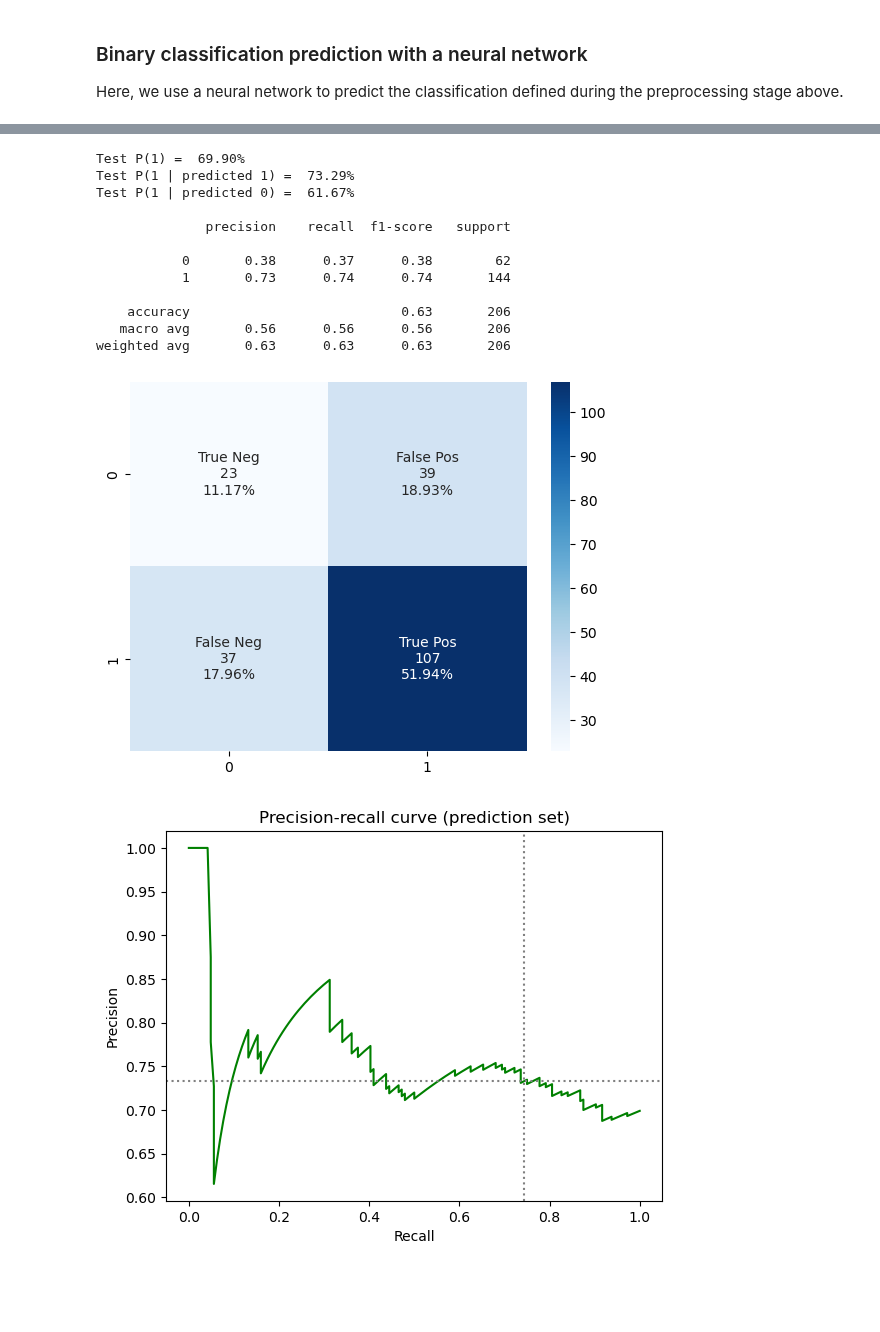
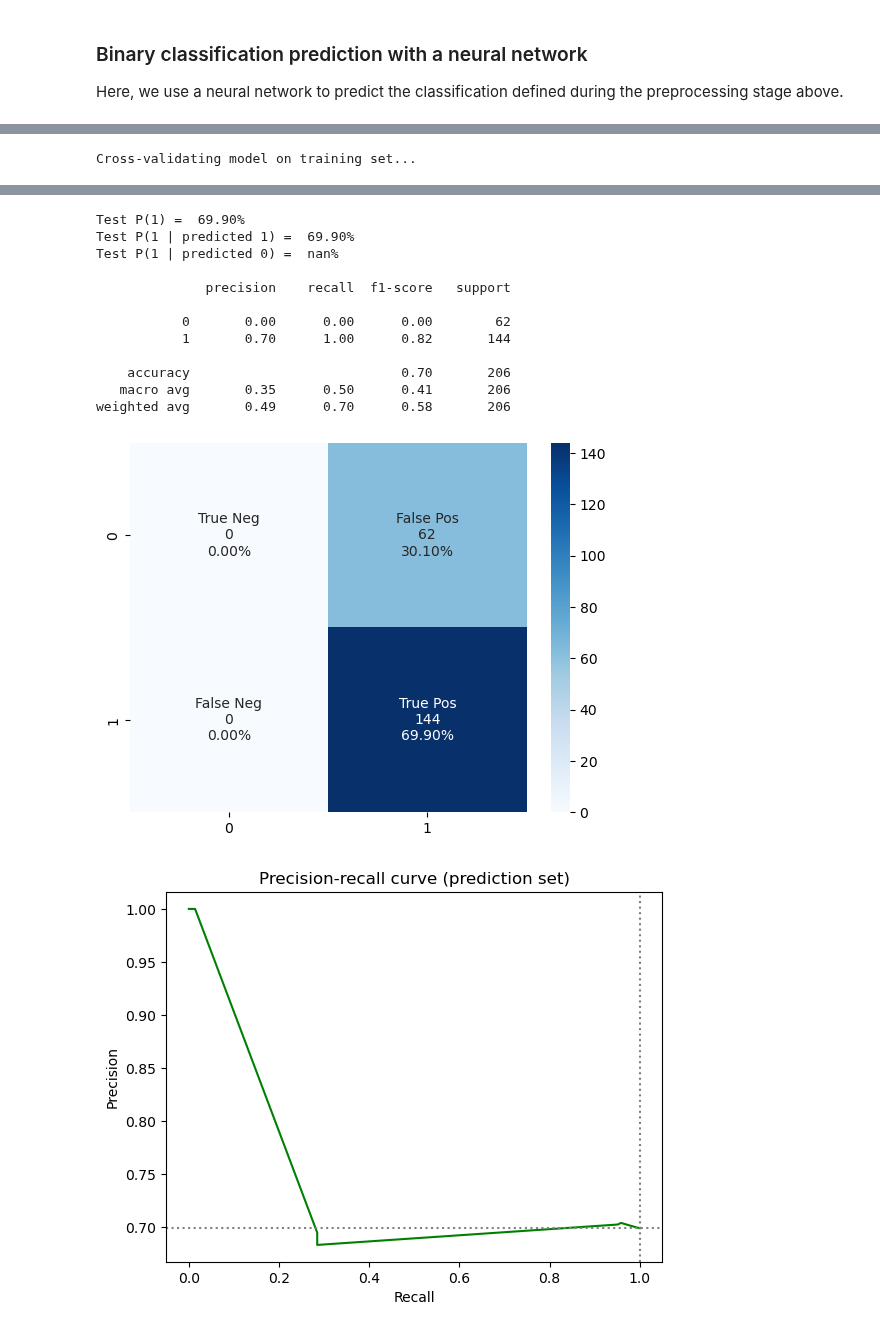
Before and after one commit to higherbar-ai/ml4qc, a Jupyter notebook: src/ml4qc-capi1-example.ipynb, the cells around one changed output, grey strips where cells are left out. Cells and saved outputs as stored; diff of their text form; code cells hidden in the pictures; blank space fills up the shorter version.

```diff
--- a/src/ml4qc-capi1-example.ipynb
+++ b/src/ml4qc-capi1-example.ipynb
@@ -331,7 +367,7 @@ Here, we use random forest to predict the classification defined during the prep
 %%time
 
 model_description = "Random forest"
-model_scoring = 'average_precision'  # 'average_precision' to optimize for precision, 'f1' to optimize for both precision and recall
+model_scoring = 'neg_brier_score'
 print(f"  Predicting: {target_description}")
 print(f"       Model: {model_description}")
 print(f"     Scoring: {model_scoring}")
@@ -341,14 +377,15 @@ from sklearn.ensemble import RandomForestClassifier
 
 # first use cross validation to find the optimal hyperparameters
 classifier_rf = RandomForestClassifier(random_state=random_state, n_estimators=50)
-search_params = {'max_features': [None, 'sqrt', 'log2'], 'max_depth': [2, 3, 4, 5, 7, 10, 15, None], 'min_samples_split': [2, 5, 10], 'min_samples_leaf': [1, 2, 4], 'class_weight': [None, 'balanced'], 'bootstrap': [True]}
+search_params = {'max_features': [None, 'sqrt', 'log2'], 'max_depth': [2, 3, 4, 5, 7, 10, 15, None], 'min_samples_split': [2, 5, 10], 'min_samples_leaf': [1, 2, 4], 'class_weight': [None], 'bootstrap': [True]}
 params = surveyml.cv_for_best_hyperparameters(classifier=classifier_rf, search_params=search_params, model_scoring=model_scoring, n_iter=100)
 
 # then fit the model using the optimal hyperparameters
 classifier_rf = RandomForestClassifier(random_state=random_state, n_estimators=500, **params)
 predictions = surveyml.run_prediction_model(classifier_rf)
+print()
 print(f"Predictions made: {len(predictions)}")
-# surveyml.report_feature_importance(classifier_rf.feature_importances_)
+# surveyml.report_feature_importance(surveyml.fitted_estimator.feature_importances_)
 # %% [output]
   Predicting: Not APPROVED+GOOD
        Model: Random forest
@@ -394,7 +442,7 @@ Here, we use the XGBoost algorithm to predict the classification defined during
 %%time
 
 model_description = "XGBoost"
-model_scoring = 'average_precision'  # 'average_precision' to optimize for precision, 'f1' to optimize for both precision and recall
+model_scoring = 'neg_brier_score'
 print(f"  Predicting: {target_description}")
 print(f"       Model: {model_description}")
 print(f"     Scoring: {model_scoring}")
@@ -404,14 +452,15 @@ from xgboost import XGBClassifier
 
 # first use cross validation to find the optimal hyperparameters
 classifier_xb = XGBClassifier(random_state=random_state, objective='binary:logistic', eval_metric='aucpr', n_estimators=50)
-search_params = {'max_depth': [2, 3, 4, 5, 7, 10], 'min_child_weight': [1, 2, 4], 'subsample': [0.5, 0.75, 1], 'scale_pos_weight': [1, surveyml.neg_train/surveyml.pos_train]}
+search_params = {'max_depth': [2, 3, 4, 5, 7, 10], 'min_child_weight': [1, 2, 4], 'subsample': [0.5, 0.75, 1], 'scale_pos_weight': [1]}
 params = surveyml.cv_for_best_hyperparameters(classifier=classifier_xb, search_params=search_params, model_scoring=model_scoring, n_iter=100)
 
 # then fit the model using the optimal hyperparameters
 classifier_xb = XGBClassifier(random_state=random_state, objective='binary:logistic', eval_metric='aucpr', n_estimators=500, **params)
 predictions = surveyml.run_prediction_model(classifier_xb)
+print()
 print(f"Predictions made: {len(predictions)}")
-# surveyml.report_feature_importance(classifier_xb.feature_importances_)
+# surveyml.report_feature_importance(surveyml.fitted_estimator.feature_importances_)
 # %% [output]
   Predicting: Not APPROVED+GOOD
        Model: XGBoost
@@ -457,26 +527,34 @@ Here, we use a neural network to predict the classification defined during the p
 %%time
 
 model_description = "Neural network"
-model_scoring = 'average_precision'  # 'average_precision' to optimize for precision, 'f1' to optimize for both precision and recall
+model_scoring = 'neg_brier_score'
 print(f"  Predicting: {target_description}")
 print(f"       Model: {model_description}")
 print(f"     Scoring: {model_scoring}")
 print()
 
-import numpy as np
 from scikeras.wrappers import KerasClassifier
 
-# first use cross validation to find the optimal hyperparameters
-import sklearn as skl
-classifier_nn = KerasClassifier(random_state=random_state, model=surveyml.build_nn_model, verbose=0)
-#   test initial bias to match imbalance in classes (from https://www.tensorflow.org/tutorials/structured_data/imbalanced_data)
-search_params = {'epochs': [10, 20, 40, 80, 100], 'batch_size': [16, 32], 'class_weight': [None, surveyml.class_weights], 'model__features': [surveyml.num_features], 'model__hidden_layers': [1, 2], 'model__initial_units': [surveyml.num_features, surveyml.num_features / 2], 'model__activation': ['relu', 'sigmoid'], 'model__l2_regularization': [True, False], 'model__l2_factor': skl.utils.fixes.loguniform(0.00001, 0.1), 'model__include_dropout': [True, False], 'model__dropout_rate': np.linspace(start=0.05, stop=0.5, num=10), 'model__output_bias': [None, np.log([surveyml.pos_train/surveyml.neg_train])]}
-params = surveyml.cv_for_best_hyperparameters(classifier=classifier_nn, search_params=search_params, model_scoring=model_scoring, n_iter=100)
+# # Option 1: use cross validation to find the optimal hyperparameters
+# import numpy as np
+# import sklearn as skl
+# classifier_nn = KerasClassifier(random_state=random_state, model=surveyml.build_nn_model, verbose=0)
+# #   test initial bias to match imbalance in classes (from https://www.tensorflow.org/tutorials/structured_data/imbalanced_data)
+# search_params = {'epochs': [10, 20, 40, 80, 100], 'batch_size': [16, 32], 'class_weight': [None], 'model__features': [surveyml.num_features], 'model__hidden_layers': [1, 2], 'model__initial_units': [surveyml.num_features, surveyml.num_features / 2], 'model__activation': ['relu', 'sigmoid'], 'model__l2_regularization': [True, False], 'model__l2_factor': skl.utils.fixes.loguniform(0.00001, 0.1), 'model__include_dropout': [True, False], 'model__dropout_rate': np.linspace(start=0.05, stop=0.5, num=10), 'model__output_bias': [None, np.log([surveyml.pos_train/surveyml.neg_train])]}
+# params = surveyml.cv_for_best_hyperparameters(classifier=classifier_nn, search_params=search_params, model_scoring=model_scoring, n_iter=100)
+
+# Option 2: use results from an earlier CV search
+# Best neg_brier_score: -0.21053700100265074
+# Parameters: {'batch_size': 32, 'class_weight': None, 'epochs': 10, 'model__activation': 'sigmoid', 'model__dropout_rate': 0.5, 'model__features': 238, 'model__hidden_layers': 2, 'model__include_dropout': True, 'model__initial_units': 238, 'model__l2_factor': 0.0003799316823249954, 'model__l2_regularization': True, 'model__output_bias': None}
+params = {'batch_size': 32, 'class_weight': None, 'epochs': 10, 'model__activation': 'relu', 'model__dropout_rate': 0.5, 'model__features': surveyml.num_features, 'model__hidden_layers': 2, 'model__include_dropout': True, 'model__initial_units': surveyml.num_features, 'model__l2_factor': 0.0003799316823249954, 'model__l2_regularization': True, 'model__output_bias': None}
+
+# output summary of model
+print(surveyml.build_nn_model(**{param[len("model__"):]:params[param] for param in params if param.startswith("model__")}).summary())
+print()
 
 # then fit the model using the optimal hyperparameters
 classifier_nn = KerasClassifier(random_state=random_state, model=surveyml.build_nn_model, verbose=0, **params)
 predictions = surveyml.run_prediction_model(classifier_nn, supports_cv=True)
-print(classifier_nn.model_.summary())
 print()
 print(f"Predictions made: {len(predictions)}")
 # %% [output]
@@ -526,0 +602 @@ test_roc_auc: 0.6260766379852185 (SD: 0.04864662660256557)
+Cross-validating model on training set...
@@ -529,14 +622,14 @@ test_roc_auc: 0.6260766379852185 (SD: 0.04864662660256557)
-Test P(1) =  69.90%
-Test P(1 | predicted 1) =  73.29%
-Test P(1 | predicted 0) =  61.67%
-
-              precision    recall  f1-score   support
-
-           0       0.38      0.37      0.38        62
-           1       0.73      0.74      0.74       144
-
-    accuracy                           0.63       206
-   macro avg       0.56      0.56      0.56       206
-weighted avg       0.63      0.63      0.63       206
+Test P(1) =  69.90%
+Test P(1 | predicted 1) =  69.90%
+Test P(1 | predicted 0) =  nan%
+
+              precision    recall  f1-score   support
+
+           0       0.00      0.00      0.00        62
+           1       0.70      1.00      0.82       144
+
+    accuracy                           0.70       206
+   macro avg       0.35      0.50      0.41       206
+weighted avg       0.49      0.70      0.58       206
-[figure, old version]
+[figure, new version]
-[figure, old version]
+[figure, new version]
```
Also changed, not shown: parts of 10 cells of this notebook, 22 other files.
